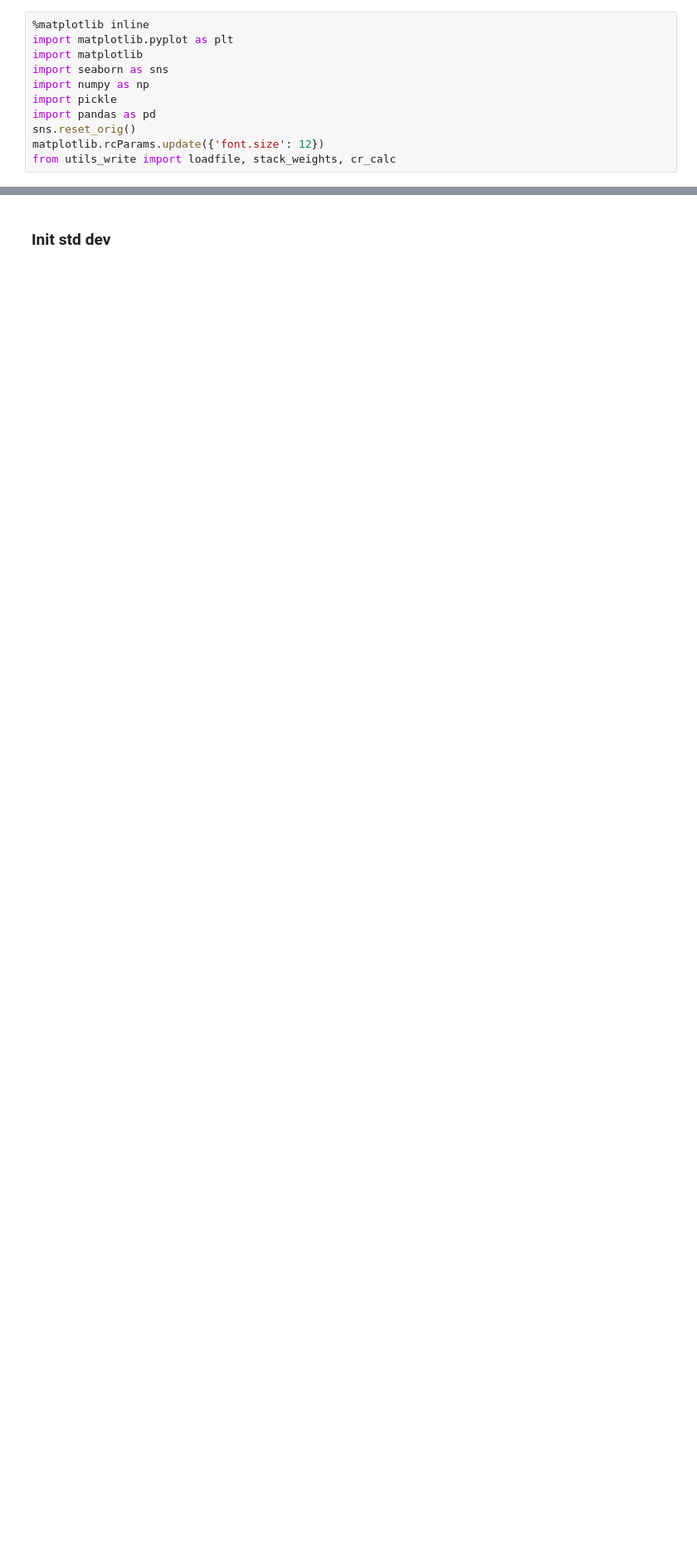
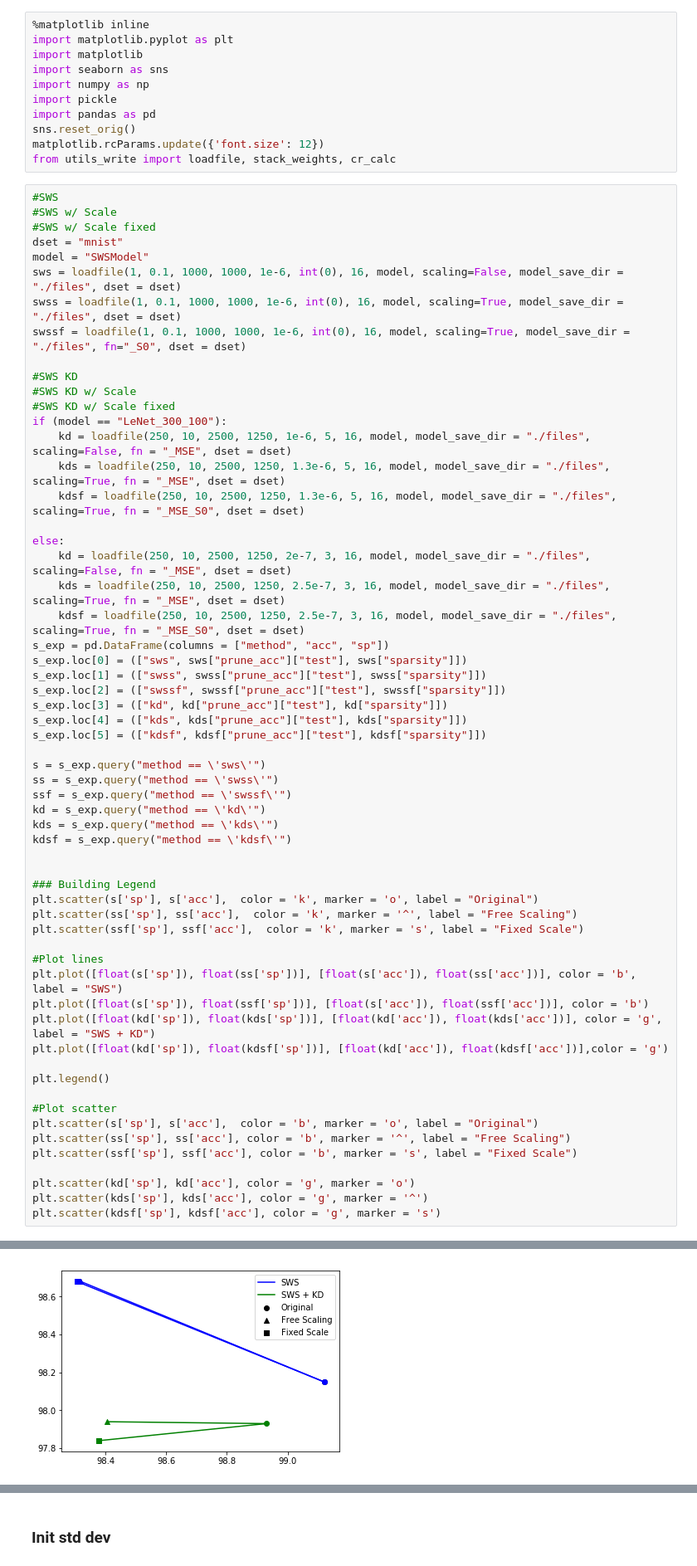
Before and after one commit to okz12/NN_compression, a Jupyter notebook: writeup/scaling/scaling_vis.ipynb, the cells around one changed output, grey strips where cells are left out. Shown at 83% size. Drawn from its saved outputs; the diff is of its cells as text; blank space fills up the shorter version.

Commit message:
scale exp rerun

```diff
--- a/writeup/scaling/scaling_vis.ipynb
+++ b/writeup/scaling/scaling_vis.ipynb
@@ -22,3 +22,63 @@ import pandas as pd
 sns.reset_orig()
 matplotlib.rcParams.update({'font.size': 12})
 from utils_write import loadfile, stack_weights, cr_calc
+# %%
+#SWS
+#SWS w/ Scale
+#SWS w/ Scale fixed
+dset = "mnist"
+model = "SWSModel"
+sws = loadfile(1, 0.1, 1000, 1000, 1e-6, int(0), 16, model, scaling=False, model_save_dir = "./files", dset = dset)
+swss = loadfile(1, 0.1, 1000, 1000, 1e-6, int(0), 16, model, scaling=True, model_save_dir = "./files", dset = dset)
+swssf = loadfile(1, 0.1, 1000, 1000, 1e-6, int(0), 16, model, scaling=True, model_save_dir = "./files", fn="_S0", dset = dset)
+
+#SWS KD
+#SWS KD w/ Scale
+#SWS KD w/ Scale fixed
+if (model == "LeNet_300_100"):
+    kd = loadfile(250, 10, 2500, 1250, 1e-6, 5, 16, model, model_save_dir = "./files", scaling=False, fn = "_MSE", dset = dset)
+    kds = loadfile(250, 10, 2500, 1250, 1.3e-6, 5, 16, model, model_save_dir = "./files", scaling=True, fn = "_MSE", dset = dset)
+    kdsf = loadfile(250, 10, 2500, 1250, 1.3e-6, 5, 16, model, model_save_dir = "./files", scaling=True, fn = "_MSE_S0", dset = dset)
+
+else:
+    kd = loadfile(250, 10, 2500, 1250, 2e-7, 3, 16, model, model_save_dir = "./files", scaling=False, fn = "_MSE", dset = dset)
+    kds = loadfile(250, 10, 2500, 1250, 2.5e-7, 3, 16, model, model_save_dir = "./files", scaling=True, fn = "_MSE", dset = dset)
+    kdsf = loadfile(250, 10, 2500, 1250, 2.5e-7, 3, 16, model, model_save_dir = "./files", scaling=True, fn = "_MSE_S0", dset = dset)
+s_exp = pd.DataFrame(columns = ["method", "acc", "sp"])
+s_exp.loc[0] = (["sws", sws["prune_acc"]["test"], sws["sparsity"]])
+s_exp.loc[1] = (["swss", swss["prune_acc"]["test"], swss["sparsity"]])
+s_exp.loc[2] = (["swssf", swssf["prune_acc"]["test"], swssf["sparsity"]])
+s_exp.loc[3] = (["kd", kd["prune_acc"]["test"], kd["sparsity"]])
+s_exp.loc[4] = (["kds", kds["prune_acc"]["test"], kds["sparsity"]])
+s_exp.loc[5] = (["kdsf", kdsf["prune_acc"]["test"], kdsf["sparsity"]])
+
+s = s_exp.query("method == \'sws\'")
+ss = s_exp.query("method == \'swss\'")
+ssf = s_exp.query("method == \'swssf\'")
+kd = s_exp.query("method == \'kd\'")
+kds = s_exp.query("method == \'kds\'")
+kdsf = s_exp.query("method == \'kdsf\'")
+
+
+### Building Legend
+plt.scatter(s['sp'], s['acc'],  color = 'k', marker = 'o', label = "Original")
+plt.scatter(ss['sp'], ss['acc'],  color = 'k', marker = '^', label = "Free Scaling")
+plt.scatter(ssf['sp'], ssf['acc'],  color = 'k', marker = 's', label = "Fixed Scale")
+
+#Plot lines
+plt.plot([float(s['sp']), float(ss['sp'])], [float(s['acc']), float(ss['acc'])], color = 'b', label = "SWS")
+plt.plot([float(s['sp']), float(ssf['sp'])], [float(s['acc']), float(ssf['acc'])], color = 'b')
+plt.plot([float(kd['sp']), float(kds['sp'])], [float(kd['acc']), float(kds['acc'])], color = 'g', label = "SWS + KD")
+plt.plot([float(kd['sp']), float(kdsf['sp'])], [float(kd['acc']), float(kdsf['acc'])],color = 'g')
+
+plt.legend()
+
+#Plot scatter
+plt.scatter(s['sp'], s['acc'],  color = 'b', marker = 'o', label = "Original")
+plt.scatter(ss['sp'], ss['acc'], color = 'b', marker = '^', label = "Free Scaling")
+plt.scatter(ssf['sp'], ssf['acc'], color = 'b', marker = 's', label = "Fixed Scale")
+
+plt.scatter(kd['sp'], kd['acc'], color = 'g', marker = 'o')
+plt.scatter(kds['sp'], kds['acc'], color = 'g', marker = '^')
+plt.scatter(kdsf['sp'], kdsf['acc'], color = 'g', marker = 's')
+# %% [output]
@@ -25,3 +86,4 @@ from utils_write import loadfile, stack_weights, cr_calc
+[figure, added]
 # %%
 #SWS
 #SWS w/ Scale
```
Also changed, not shown: parts of 10 cells of this notebook, 1 other file.
